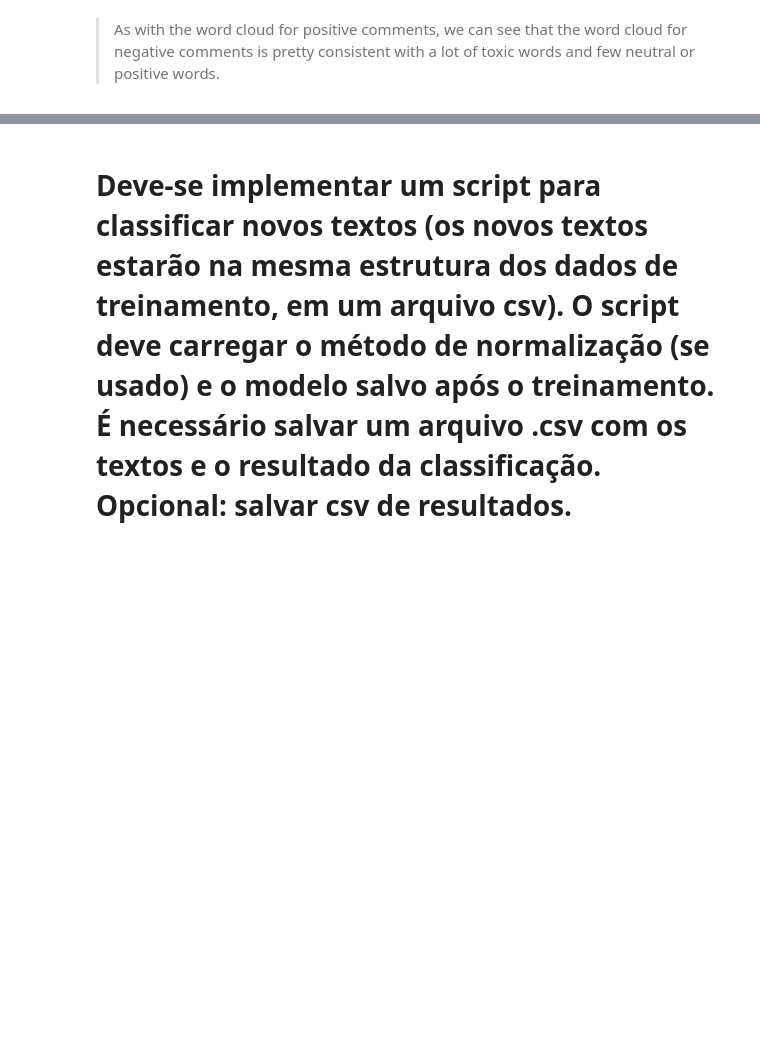
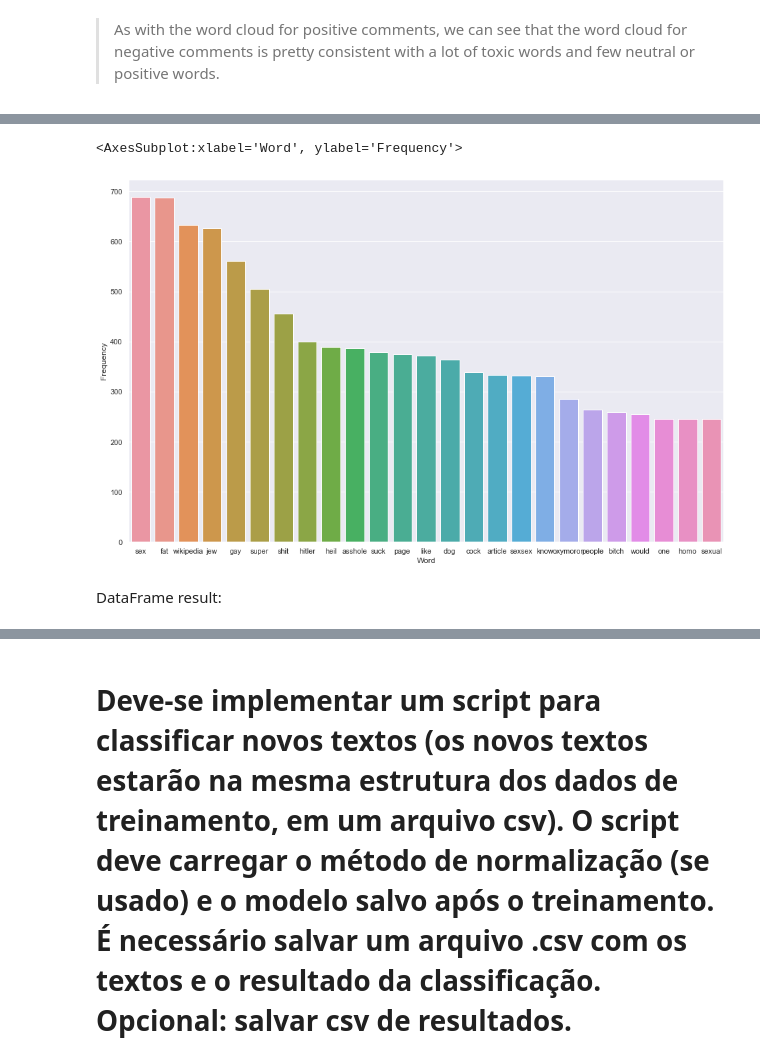
Before and after one commit to RichardeLira/Python-IA-Dell-Lead-, a Jupyter notebook: Final/AF.ipynb, the cells around one changed output, grey strips where cells are left out. Saved outputs shown, nothing was run; the diff lists cells and outputs as text; code cells hidden in the pictures; blank space fills up the shorter version.

```diff
--- a/Final/AF.ipynb
+++ b/Final/AF.ipynb
@@ -482,0 +491,12 @@ sns.histplot(
+# %%
+stopwords.add("nigger")
+# %%
+train_df['Removing StopWords - nigger'] = train_df['comment_text'].apply(lambda x: pre_proces.remove_stopwords(x,stopwords))
+# %%
+corpus = train_df['Removing StopWords - nigger'].tolist()
+word_count = Counter(" ".join(corpus).split()).most_common(25)
+word_frequency = pd.DataFrame(word_count, columns = ['Word', 'Frequency'])
+sns.barplot(x="Word", y="Frequency", data=word_frequency)
+# %% [output]
+<AxesSubplot:xlabel='Word', ylabel='Frequency'>
+[figure, added]
@@ -482,0 +506,2 @@ sns.histplot(
+# %% [markdown]
+DataFrame result:
```
Also changed, not shown: parts of 42 cells of this notebook, 4 other files.
